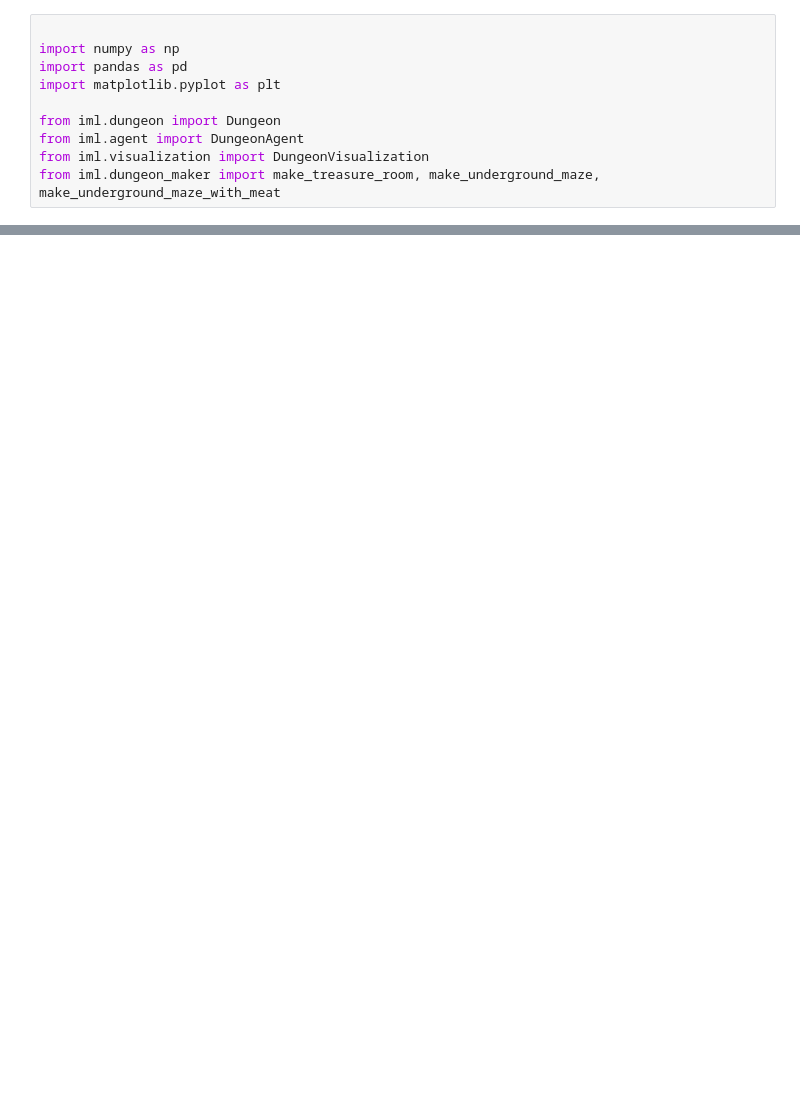
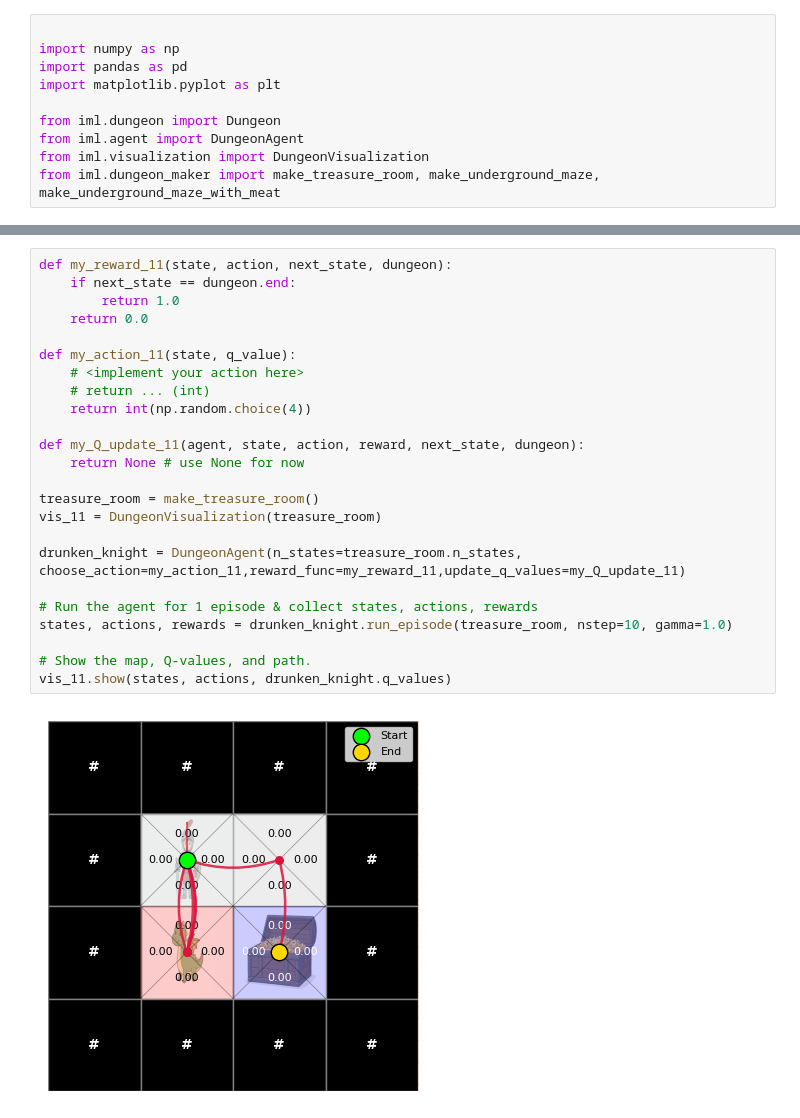
Before and after one commit to paulina-pvn/iml_2026, a Jupyter notebook: homework_2.ipynb, the cells around one changed output, grey strips where cells are left out. Drawn from its saved outputs; the diff is of its cells as text; blank space fills up the shorter version.

```diff
--- a/homework_2.ipynb
+++ b/homework_2.ipynb
@@ -179,0 +24,26 @@ IndentationError: expected an indented block after function definition on line 8
+# %%
+def my_reward_11(state, action, next_state, dungeon):
+    if next_state == dungeon.end:
+        return 1.0
+    return 0.0
+
+def my_action_11(state, q_value):
+	# <implement your action here>
+	# return ... (int)
+    return int(np.random.choice(4))
+
+def my_Q_update_11(agent, state, action, reward, next_state, dungeon):
+    return None # use None for now
+
+treasure_room = make_treasure_room()
+vis_11 = DungeonVisualization(treasure_room)
+
+drunken_knight = DungeonAgent(n_states=treasure_room.n_states, choose_action=my_action_11,reward_func=my_reward_11,update_q_values=my_Q_update_11)
+
+# Run the agent for 1 episode & collect states, actions, rewards
+states, actions, rewards = drunken_knight.run_episode(treasure_room, nstep=10, gamma=1.0)
+
+# Show the map, Q-values, and path.
+vis_11.show(states, actions, drunken_knight.q_values)
+# %% [output]
+[figure, added]
```
Also changed, not shown: parts of 70 cells of this notebook, 4 other files.
